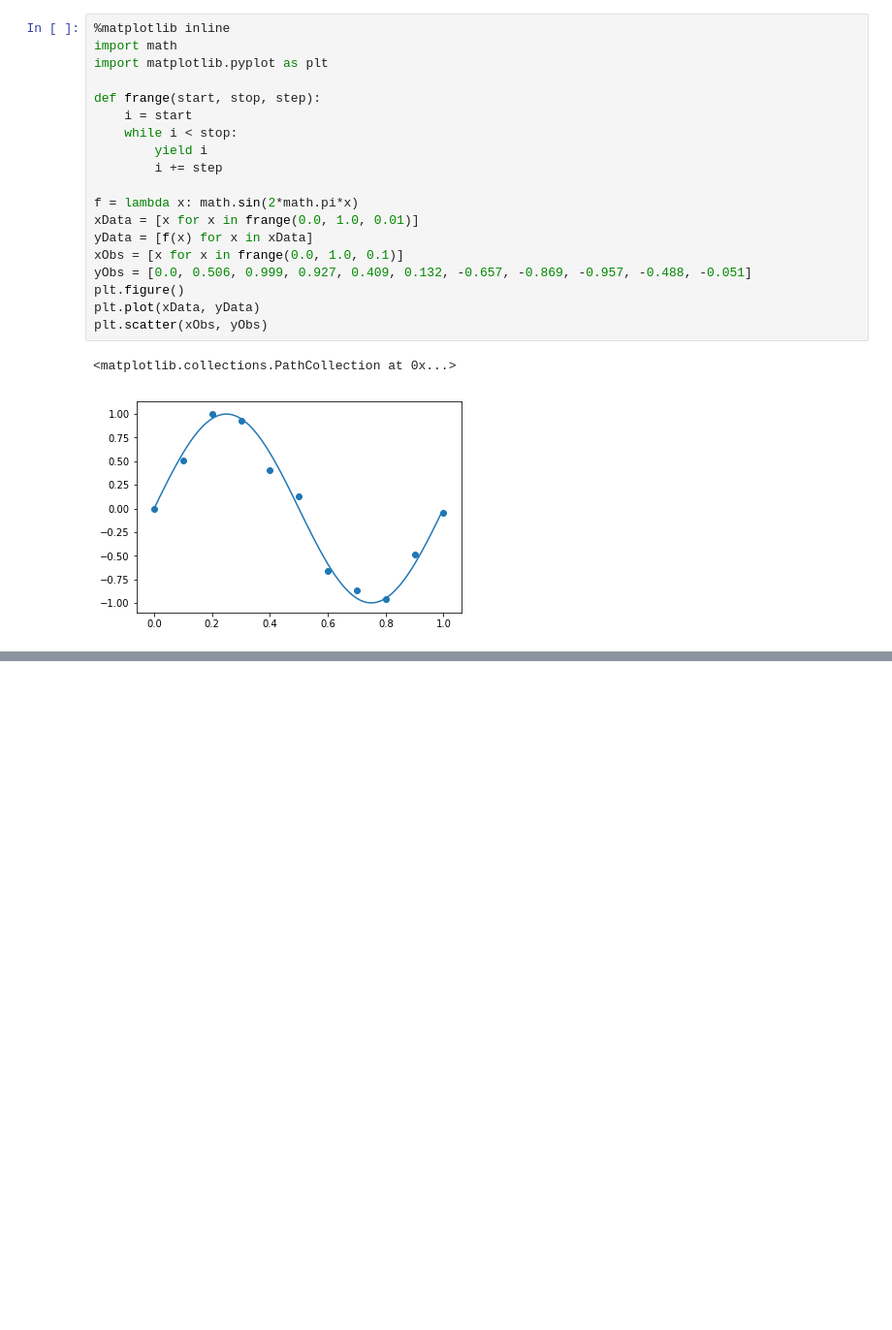
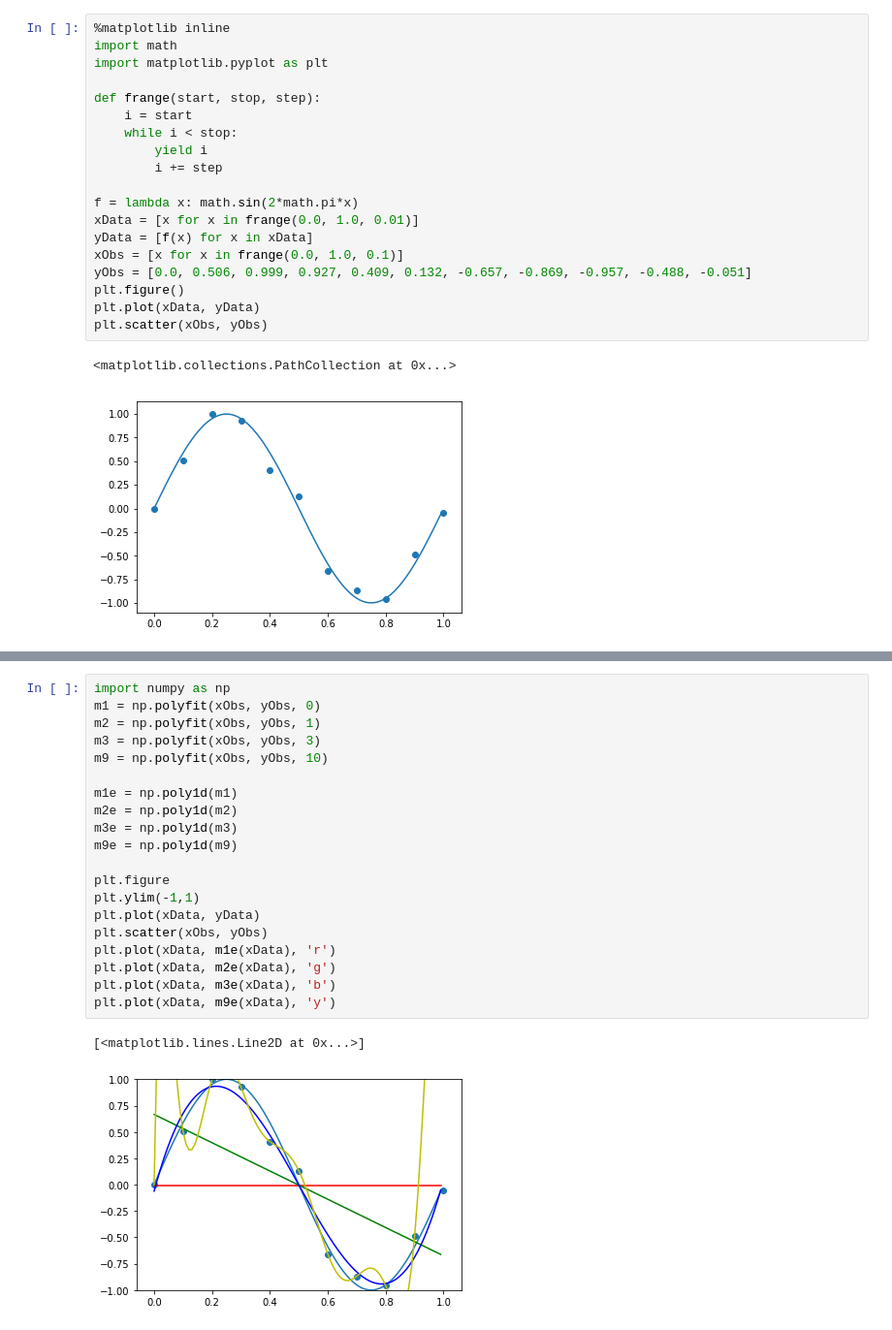
Before and after one commit to DillonKeithDiep/Arch-Machine-Learning, a Jupyter notebook: 01_linear_models/polynomial curve fitting.ipynb, the cells around one changed output, grey strips where cells are left out. Shown at 97% size. Cells and saved outputs as stored; diff of their text form; blank space fills up the shorter version.

Commit message:
Update polynomial curve fitting order plot

```diff
--- a/01_linear_models/polynomial curve fitting.ipynb
+++ b/01_linear_models/polynomial curve fitting.ipynb
@@ -69,0 +72,23 @@ $$E(\mathbf{w} = \frac{1}{2}\sum{N}{n=1}\{ y(x_n, \mathbf{w}) - t_n \}^2$$
+# %%
+import numpy as np
+m1 = np.polyfit(xObs, yObs, 0)
+m2 = np.polyfit(xObs, yObs, 1)
+m3 = np.polyfit(xObs, yObs, 3)
+m9 = np.polyfit(xObs, yObs, 10)
+
+m1e = np.poly1d(m1)
+m2e = np.poly1d(m2)
+m3e = np.poly1d(m3)
+m9e = np.poly1d(m9)
+
+plt.figure
+plt.ylim(-1,1)
+plt.plot(xData, yData)
+plt.scatter(xObs, yObs)
+plt.plot(xData, m1e(xData), 'r')
+plt.plot(xData, m2e(xData), 'g')
+plt.plot(xData, m3e(xData), 'b')
+plt.plot(xData, m9e(xData), 'y')
+# %% [output]
+[<matplotlib.lines.Line2D at 0x...>]
+[figure, added]
```
Also changed, not shown: parts of 1 cell of this notebook.
